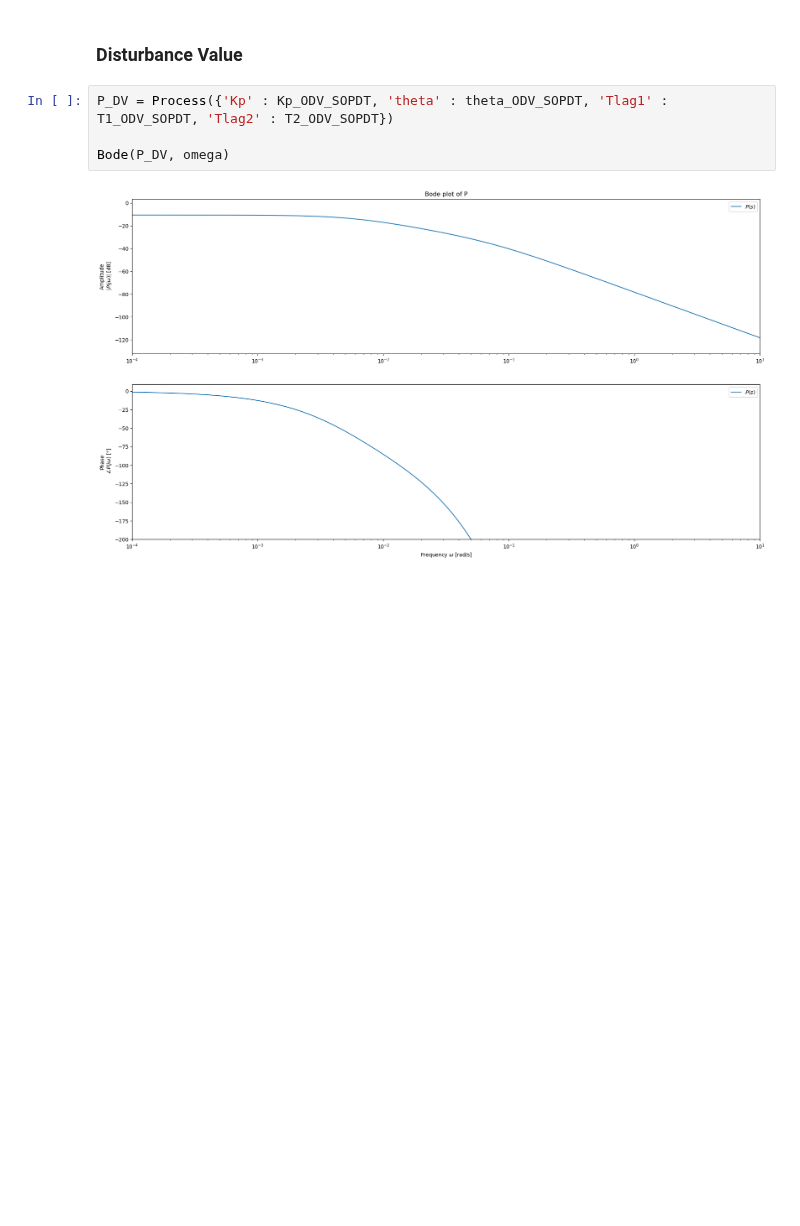
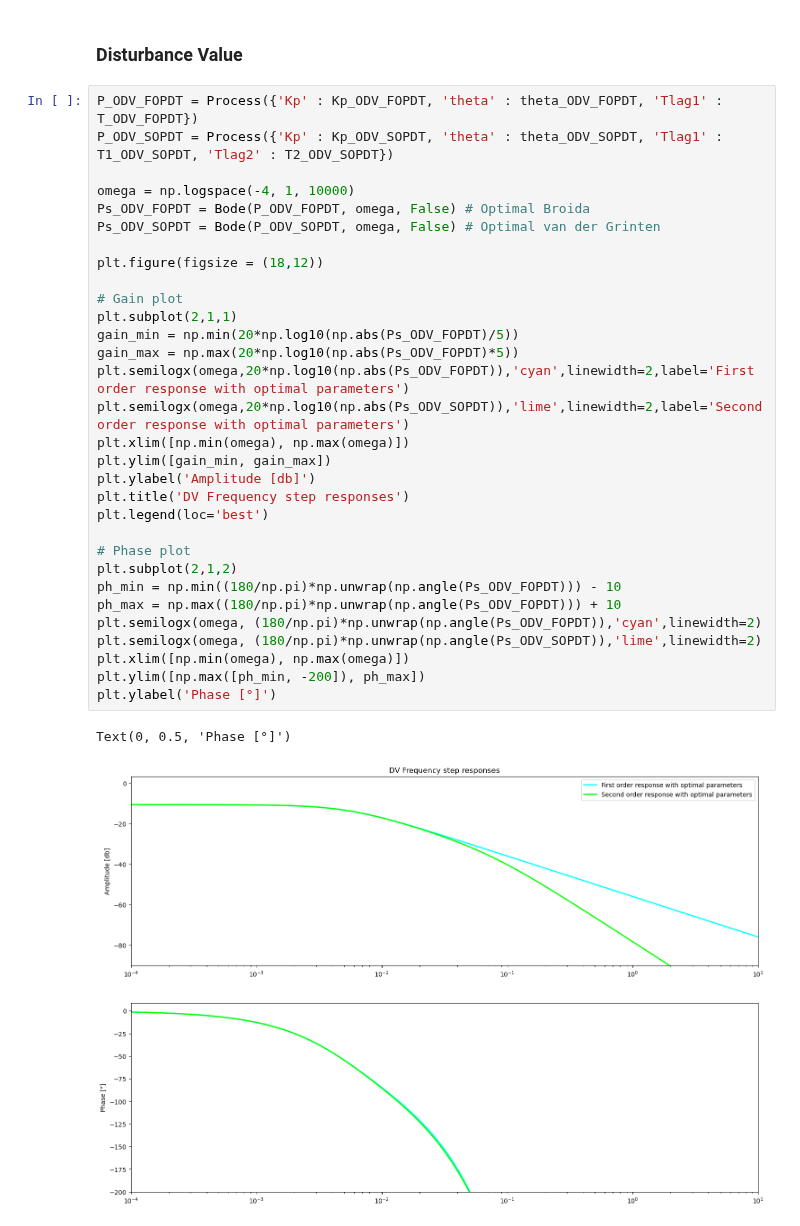
Before and after one commit to sstav0/Lab_Control_Theory, a Jupyter notebook: Simulation_OLP.ipynb, the cells around one changed output. Drawn from its saved outputs; the diff is of its cells as text; blank space fills up the shorter version.

```diff
--- a/Simulation_OLP.ipynb
+++ b/Simulation_OLP.ipynb
@@ -224,8 +261,36 @@ Bode(P, omega)
 # %% [markdown]
 ### Disturbance Value
 # %%
-P_DV = Process({'Kp' : Kp_ODV_SOPDT, 'theta' : theta_ODV_SOPDT, 'Tlag1' : T1_ODV_SOPDT, 'Tlag2' : T2_ODV_SOPDT})
+P_ODV_FOPDT = Process({'Kp' : Kp_ODV_FOPDT, 'theta' : theta_ODV_FOPDT, 'Tlag1' : T_ODV_FOPDT})
+P_ODV_SOPDT = Process({'Kp' : Kp_ODV_SOPDT, 'theta' : theta_ODV_SOPDT, 'Tlag1' : T1_ODV_SOPDT, 'Tlag2' : T2_ODV_SOPDT})
 
-Bode(P_DV, omega)
+omega = np.logspace(-4, 1, 10000)
+Ps_ODV_FOPDT = Bode(P_ODV_FOPDT, omega, False) # Optimal Broida
+Ps_ODV_SOPDT = Bode(P_ODV_SOPDT, omega, False) # Optimal van der Grinten
+
+plt.figure(figsize = (18,12))
+
+# Gain plot
+plt.subplot(2,1,1)
+gain_min = np.min(20*np.log10(np.abs(Ps_ODV_FOPDT)/5))
+gain_max = np.max(20*np.log10(np.abs(Ps_ODV_FOPDT)*5))
+plt.semilogx(omega,20*np.log10(np.abs(Ps_ODV_FOPDT)),'cyan',linewidth=2,label='First order response with optimal parameters')
+plt.semilogx(omega,20*np.log10(np.abs(Ps_ODV_SOPDT)),'lime',linewidth=2,label='Second order response with optimal parameters')
+plt.xlim([np.min(omega), np.max(omega)])
+plt.ylim([gain_min, gain_max])
+plt.ylabel('Amplitude [db]')
+plt.title('DV Frequency step responses')
+plt.legend(loc='best')
+
+# Phase plot
+plt.subplot(2,1,2)
+ph_min = np.min((180/np.pi)*np.unwrap(np.angle(Ps_ODV_FOPDT))) - 10
+ph_max = np.max((180/np.pi)*np.unwrap(np.angle(Ps_ODV_FOPDT))) + 10
+plt.semilogx(omega, (180/np.pi)*np.unwrap(np.angle(Ps_ODV_FOPDT)),'cyan',linewidth=2)
+plt.semilogx(omega, (180/np.pi)*np.unwrap(np.angle(Ps_ODV_SOPDT)),'lime',linewidth=2)
+plt.xlim([np.min(omega), np.max(omega)])
+plt.ylim([np.max([ph_min, -200]), ph_max])
+plt.ylabel('Phase [°]')
 # %% [output]
+Text(0, 0.5, 'Phase [°]')
-[figure, old version]
+[figure, new version]
```
Also changed, not shown: parts of 4 cells of this notebook.
